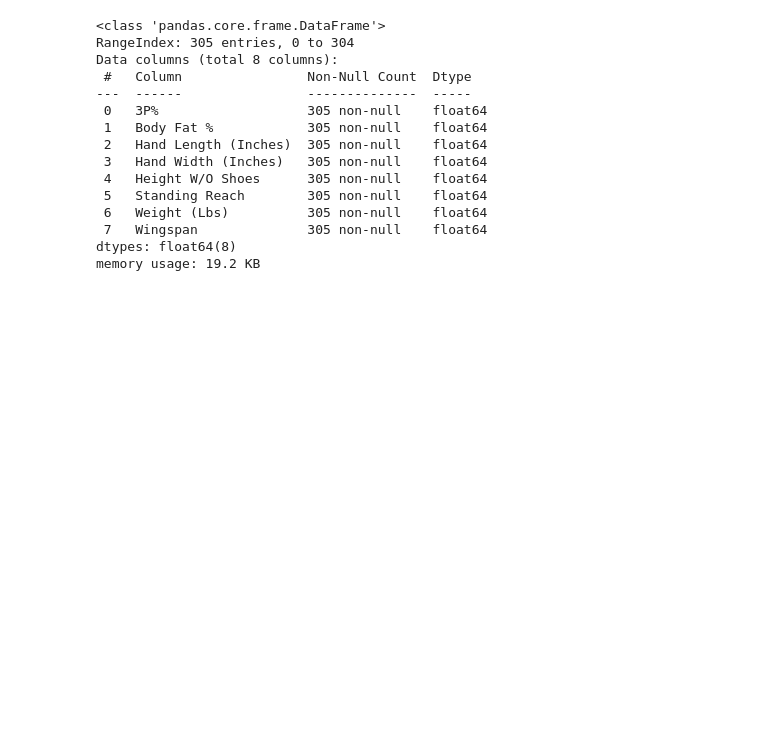
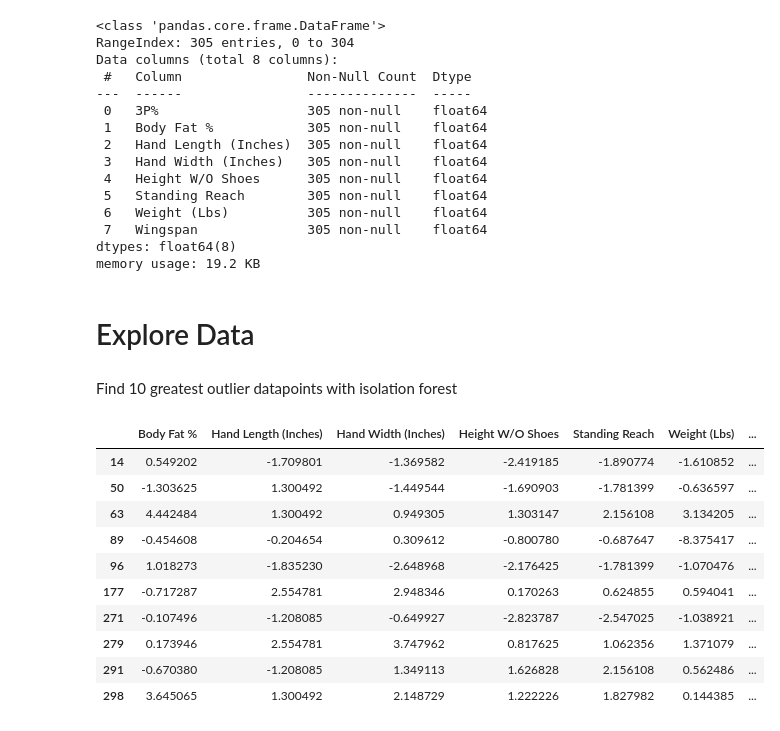
Before and after one commit to blantj/nba_3_pointer_regression, a Jupyter notebook: Modeling.ipynb, the cells around one changed output. Drawn from its saved outputs; the diff is of its cells as text; code cells hidden in the pictures; blank space fills up the shorter version.

```diff
--- a/Modeling.ipynb
+++ b/Modeling.ipynb
@@ -216,3 +225,26 @@ Data columns (total 8 columns):
  7   Wingspan              305 non-null    float64
 dtypes: float64(8)
 memory usage: 19.2 KB
+# %% [markdown]
+# Explore Data
+# %% [markdown]
+Find 10 greatest outlier datapoints with isolation forest
+# %%
+isolation_df = df.drop(columns=['3P%'])
+isf_ss = StandardScaler()
+isolation_df = pd.DataFrame(isf_ss.fit_transform(isolation_df), columns=isolation_df.columns)
+isolation_forest = IsolationForest(contamination=.03)
+isolation_df['Outlier'] = isolation_forest.fit_predict(isolation_df)
+isolation_df[isolation_df['Outlier']==-1]
+# %% [output]
+|  | Body Fat % | Hand Length (Inches) | Hand Width (Inches) | Height W/O Shoes | Standing Reach | Weight (Lbs) | ... |
+| 14 | 0.549202 | -1.709801 | -1.369582 | -2.419185 | -1.890774 | -1.610852 | ... |
+| 50 | -1.303625 | 1.300492 | -1.449544 | -1.690903 | -1.781399 | -0.636597 | ... |
+| 63 | 4.442484 | 1.300492 | 0.949305 | 1.303147 | 2.156108 | 3.134205 | ... |
+| 89 | -0.454608 | -0.204654 | 0.309612 | -0.800780 | -0.687647 | -8.375417 | ... |
+| 96 | 1.018273 | -1.835230 | -2.648968 | -2.176425 | -1.781399 | -1.070476 | ... |
+| 177 | -0.717287 | 2.554781 | 2.948346 | 0.170263 | 0.624855 | 0.594041 | ... |
+| 271 | -0.107496 | -1.208085 | -0.649927 | -2.823787 | -2.547025 | -1.038921 | ... |
+| 279 | 0.173946 | 2.554781 | 3.747962 | 0.817625 | 1.062356 | 1.371079 | ... |
+| 291 | -0.670380 | -1.208085 | 1.349113 | 1.626828 | 2.156108 | 0.562486 | ... |
+| 298 | 3.645065 | 1.300492 | 2.148729 | 1.222226 | 1.827982 | 0.144385 | ... |
```
Also changed, not shown: parts of 14 cells of this notebook.
